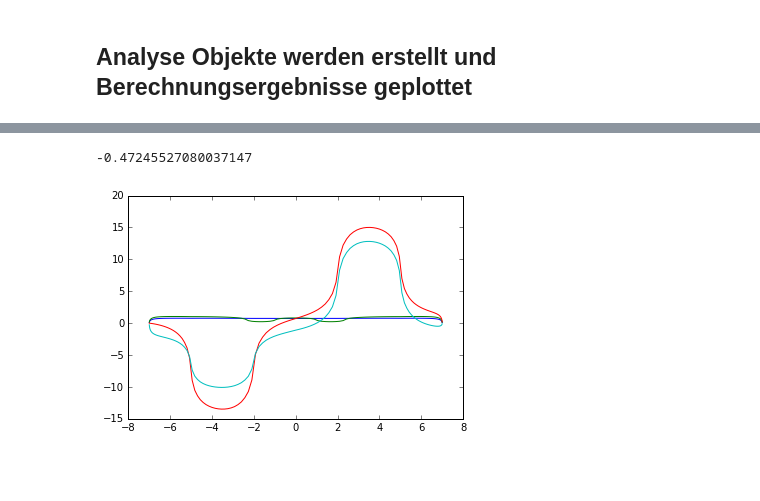
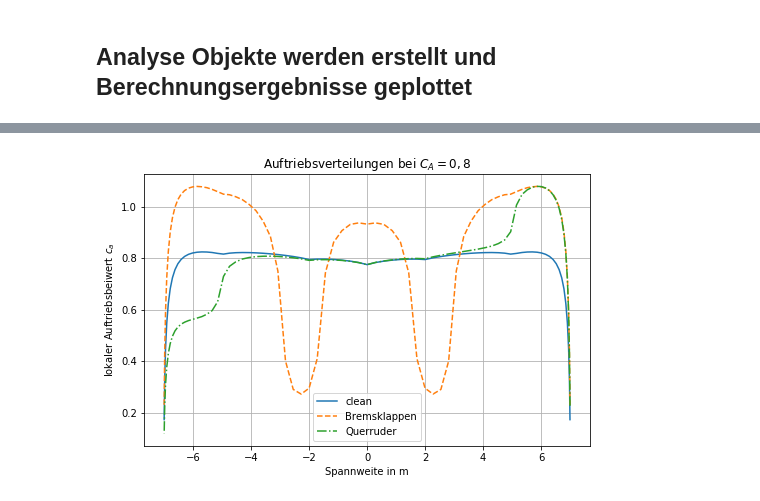
Before and after one commit to akafliegdarmstadt/wingstructure, a Jupyter notebook: examples/Interactive Multhopp.ipynb, the cells around one changed output, grey strips where cells are left out. Drawn from its saved outputs; the diff is of its cells as text; code cells hidden in the pictures; blank space fills up the shorter version.

```diff
--- a/examples/Interactive Multhopp.ipynb
+++ b/examples/Interactive Multhopp.ipynb
@@ -38,11 +41,11 @@ wing.plot()
 # %% [markdown]
 ## Analyse Objekte werden erstellt und Berechnungsergebnisse geplottet
 # %%
-liftana = LiftAnalysis(wing)
+liftana = LiftAnalysis(wing,)
 liftana2 = LiftAnalysis(wing2)
 
 plt.title('Auswirkung von Flügelverwindung')
-plt.plot(liftana.calculation_positions, liftana.basic_distribution)
+plt.plot(liftana.calculation_positions, liftana.base_distribution)
 plt.plot(liftana2.calculation_positions, liftana2.basic_distribution)
 plt.plot(liftana.calculation_positions, liftana.calculation_chord_lengths)
 plt.figure()
@@ -64,14 +65,26 @@ plt.plot(liftana.calculation_positions, liftana._calculate_aileron_distribution(
-# %%
-span_pos = liftana.calculation_positions
-
-plt.plot(span_pos, liftana.calculate(1.2, airbrake=False))
-plt.plot(span_pos, liftana.calculate(1.2, airbrake=True))
-plt.plot(span_pos, liftana.calculate(1.2, flap_deflections={'QR':[5,-5]}))
-plt.plot(span_pos, liftana.calculate(0.0, flap_deflections={'QR':[5,-3]}))
-liftana.airbrake_lift
-# %% [output]
--0.47245527080037147
-[figure, removed]
+# %%
+import matplotlib as mpl
+
+mpl.rcParams['font.family'] = 'sans-serif'
+mpl.rcParams['font.sans-serif'] = ['Arial']
+span_pos = liftana.calculation_positions
+
+α, distribution = liftana.calculate(lift=0.8)
+α_ab, distribution_ab = liftana.calculate(lift=0.8, airbrake=True)
+α_qr, distribution_q = liftana.calculate(lift=0.8, flap_deflections={'QR2':[np.radians(5),np.radians(-5)]})
+
+plt.figure(figsize=(8,5))
+plt.plot(span_pos, distribution, label='clean')
+plt.plot(span_pos, distribution_ab, '--', label='Bremsklappen')
+plt.plot(span_pos, distribution_q, '-.', label='Querruder')
+plt.xlabel('Spannweite in m')
+plt.ylabel('lokaler Auftriebsbeiwert $c_a$')
+plt.title('Auftriebsverteilungen bei $C_A = 0,8$')
+plt.grid()
+plt.legend()
+plt.savefig('Auftriebsverteilung.png')
+# %% [output]
+[figure, added]
 # %%
 liftana.basic_distribution, liftana.airbrake_lift, liftana.flaps_lift, liftana.n
 # %% [output]
```
Also changed, not shown: parts of 9 cells of this notebook, 1 other file.
